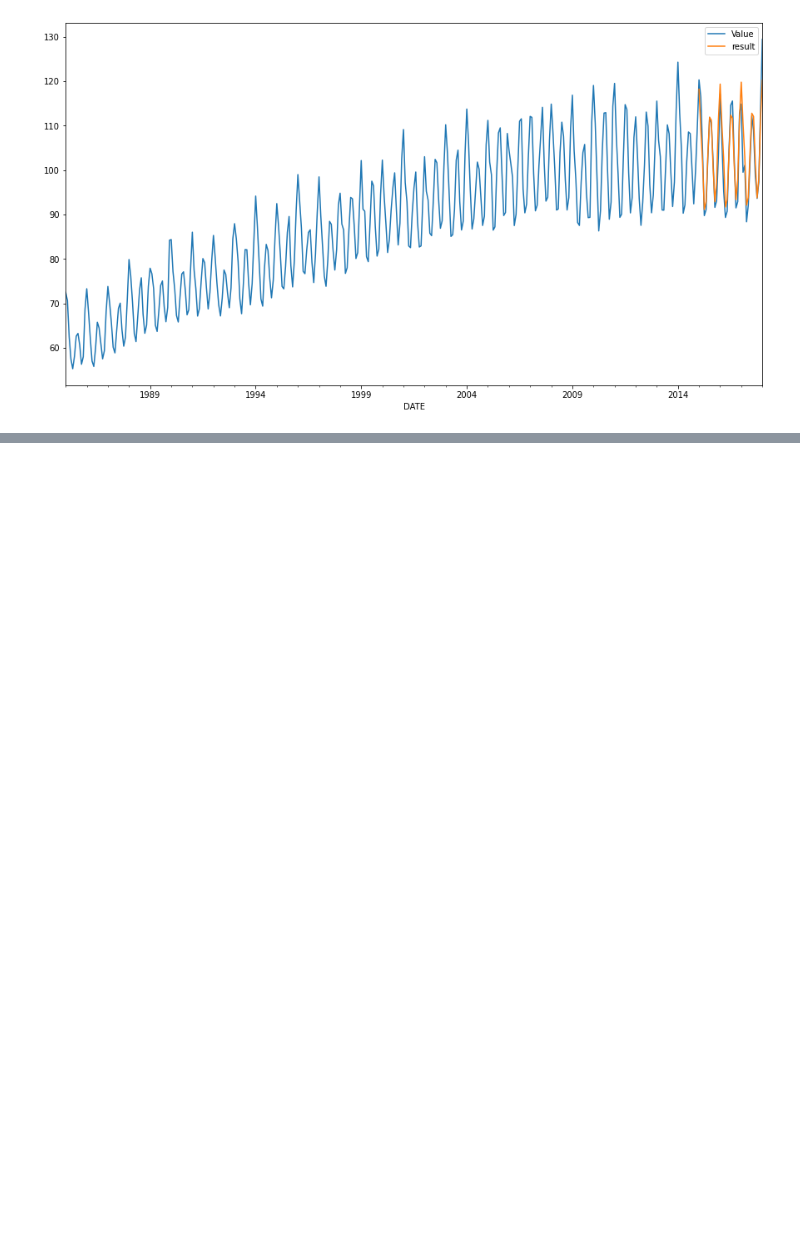
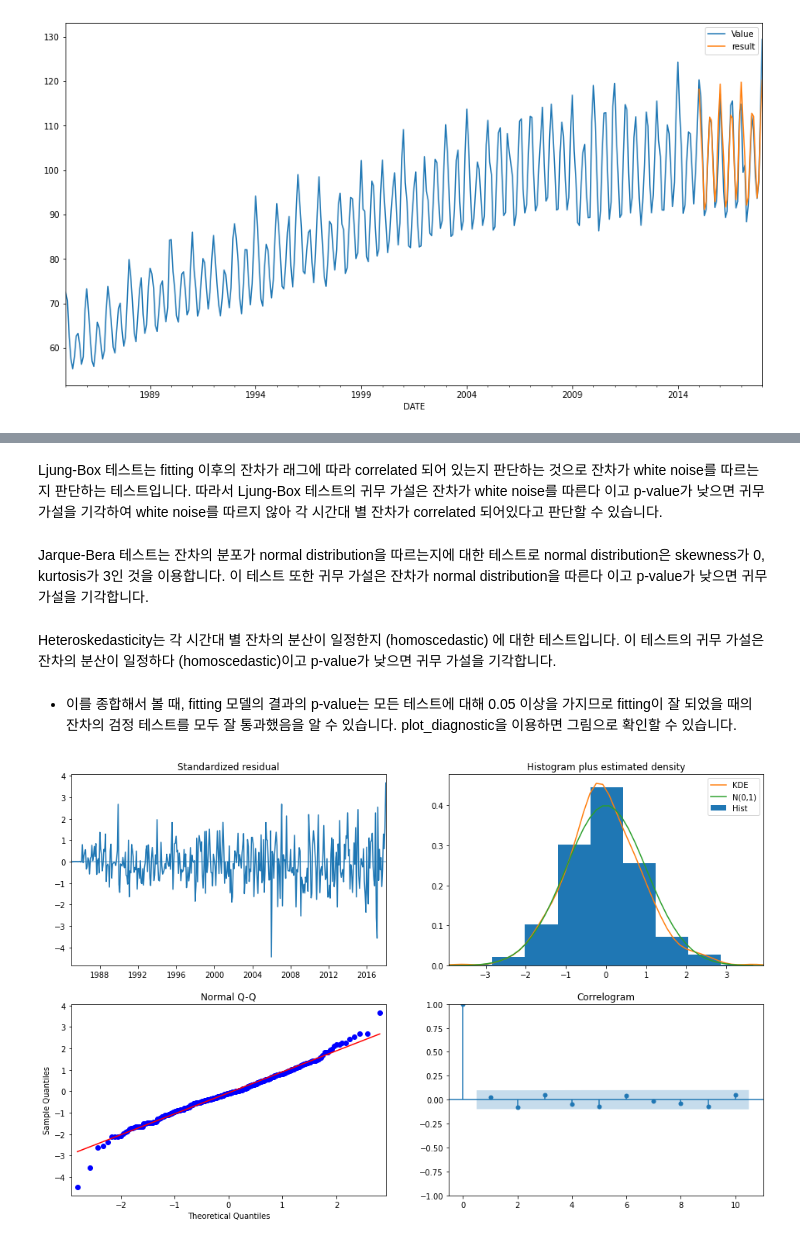
Before and after one commit to dlarhkd1211/ADP, a Jupyter notebook: 1127/11-27TimeSeries.ipynb, the cells around one changed output, grey strips where cells are left out. Cells and saved outputs as stored; diff of their text form; code cells hidden in the pictures; blank space fills up the shorter version.

```diff
--- a/1127/11-27TimeSeries.ipynb
+++ b/1127/11-27TimeSeries.ipynb
@@ -374,0 +452,13 @@ df[['Value','result']].plot(figsize = (15, 8))
+# %% [markdown]
+Ljung-Box 테스트는 fitting 이후의 잔차가 래그에 따라 correlated 되어 있는지 판단하는 것으로 잔차가 white noise를 따르는지 판단하는 테스트입니다. 따라서 Ljung-Box 테스트의 귀무 가설은 잔차가 white noise를 따른다 이고 p-value가 낮으면 귀무 가설을 기각하여 white noise를 따르지 않아 각 시간대 별 잔차가 correlated 되어있다고 판단할 수 있습니다.
+# %% [markdown]
+Jarque-Bera 테스트는 잔차의 분포가 normal distribution을 따르는지에 대한 테스트로 normal distribution은 skewness가 0, kurtosis가 3인 것을 이용합니다. 이 테스트 또한 귀무 가설은 잔차가 normal distribution을 따른다 이고 p-value가 낮으면 귀무 가설을 기각합니다.
+# %% [markdown]
+Heteroskedasticity는 각 시간대 별 잔차의 분산이 일정한지 (homoscedastic) 에 대한 테스트입니다. 이 테스트의 귀무 가설은 잔차의 분산이 일정하다 (homoscedastic)이고 p-value가 낮으면 귀무 가설을 기각합니다.
+# %% [markdown]
+- 이를 종합해서 볼 때, fitting 모델의 결과의 p-value는 모든 테스트에 대해 0.05 이상을 가지므로 fitting이 잘 되었을 때의 잔차의 검정 테스트를 모두 잘 통과했음을 알 수 있습니다. plot_diagnostic을 이용하면 그림으로 확인할 수 있습니다.
+# %%
+fit_model.plot_diagnostics(figsize = (16, 10))
+plt.show()
+# %% [output]
+[figure, added]
```
Also changed, not shown: parts of 6 cells of this notebook.
